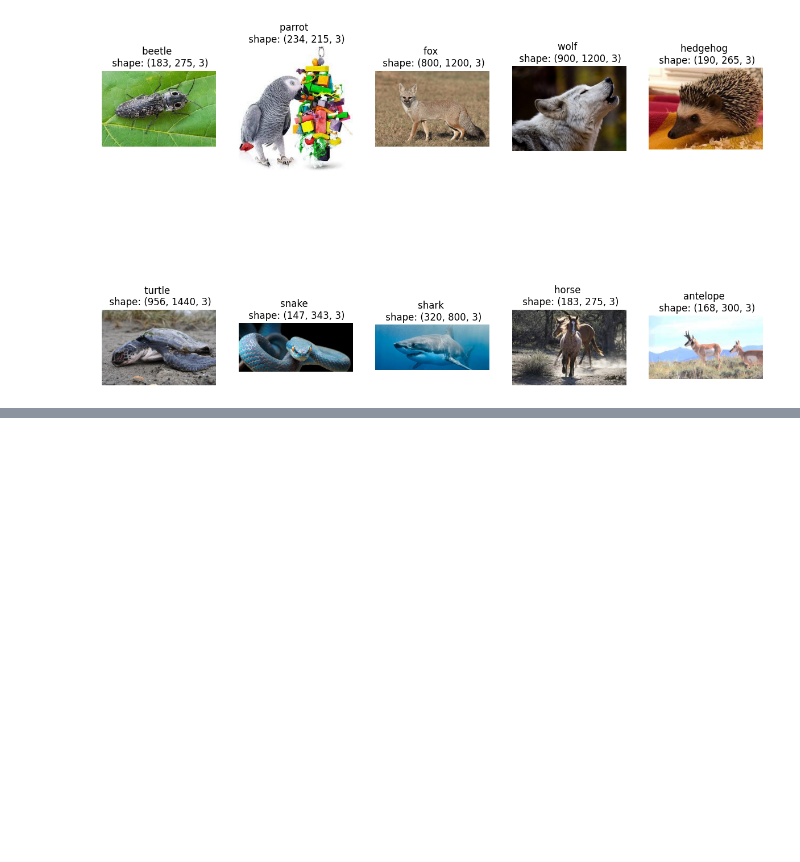
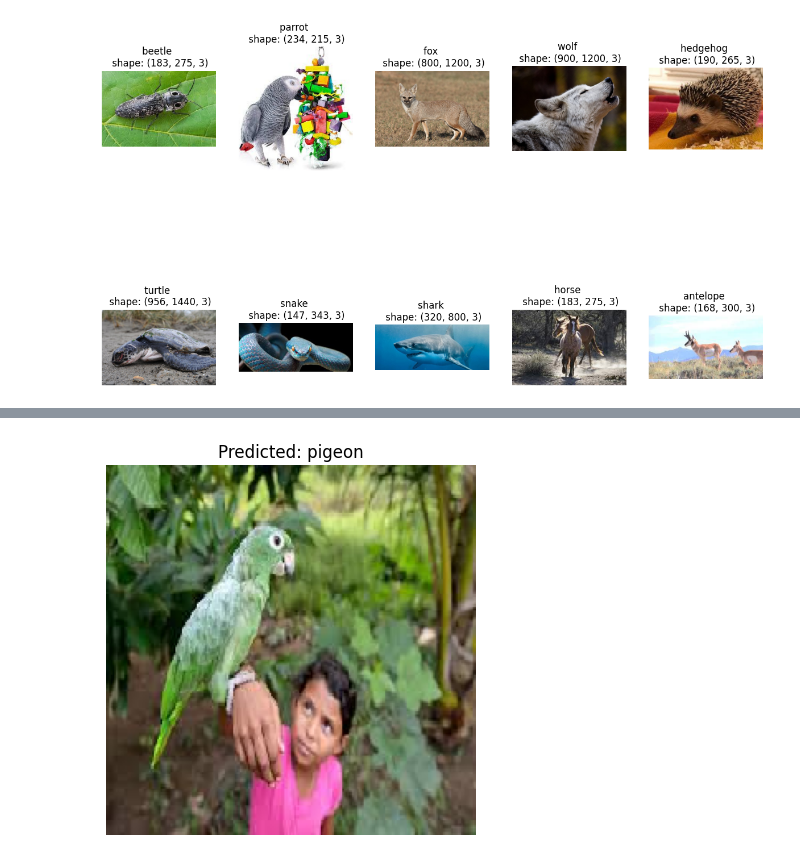
Before and after one commit to shravanimanchikatla/Multi_Class_Animal_Classification, a Jupyter notebook: Multi_class_animal_classification.ipynb, the cells around one changed output, grey strips where cells are left out. Saved outputs shown, nothing was run; the diff lists cells and outputs as text; code cells hidden in the pictures; blank space fills up the shorter version.

```diff
--- a/Multi_class_animal_classification.ipynb
+++ b/Multi_class_animal_classification.ipynb
@@ -61,0 +93,7 @@ plt.show()
+# %%
+# Map the classes - class_indices
+class_indices = train_generator.class_indices
+print(class_indices)
+# Extract class names
+class_names = list(class_indices.keys())
+print("Class Names:", class_names)
@@ -61,0 +220,19 @@ plt.show()
+# %%
+from tensorflow.keras.models import load_model
+from tensorflow.keras.preprocessing import image
+
+model = load_model('MCAR.keras')
+
+def predict_animal(img_path):
+    img = image.load_img(img_path, target_size=(224, 224))
+    img_array = image.img_to_array(img)
+    img_array = np.expand_dims(img_array, axis=0)
+    img_array /= 255.0
+
+    prediction = model.predict(img_array)
+    predicted_class = class_names[np.argmax(prediction)]
+
+    plt.imshow(img)
+    plt.title(f"Predicted: {predicted_class}")
+    plt.axis('off')
+    plt.show()
@@ -61,0 +259,3 @@ plt.show()
+# %%
+predict_animal('/kaggle/input/animal-image-dataset-90-different-animals/animals/animals/parrot/0100ec7408.jpg')
+# %% [output]
@@ -61,0 +263 @@ plt.show()
+[figure, added]
```
Also changed, not shown: parts of 9 cells of this notebook.
